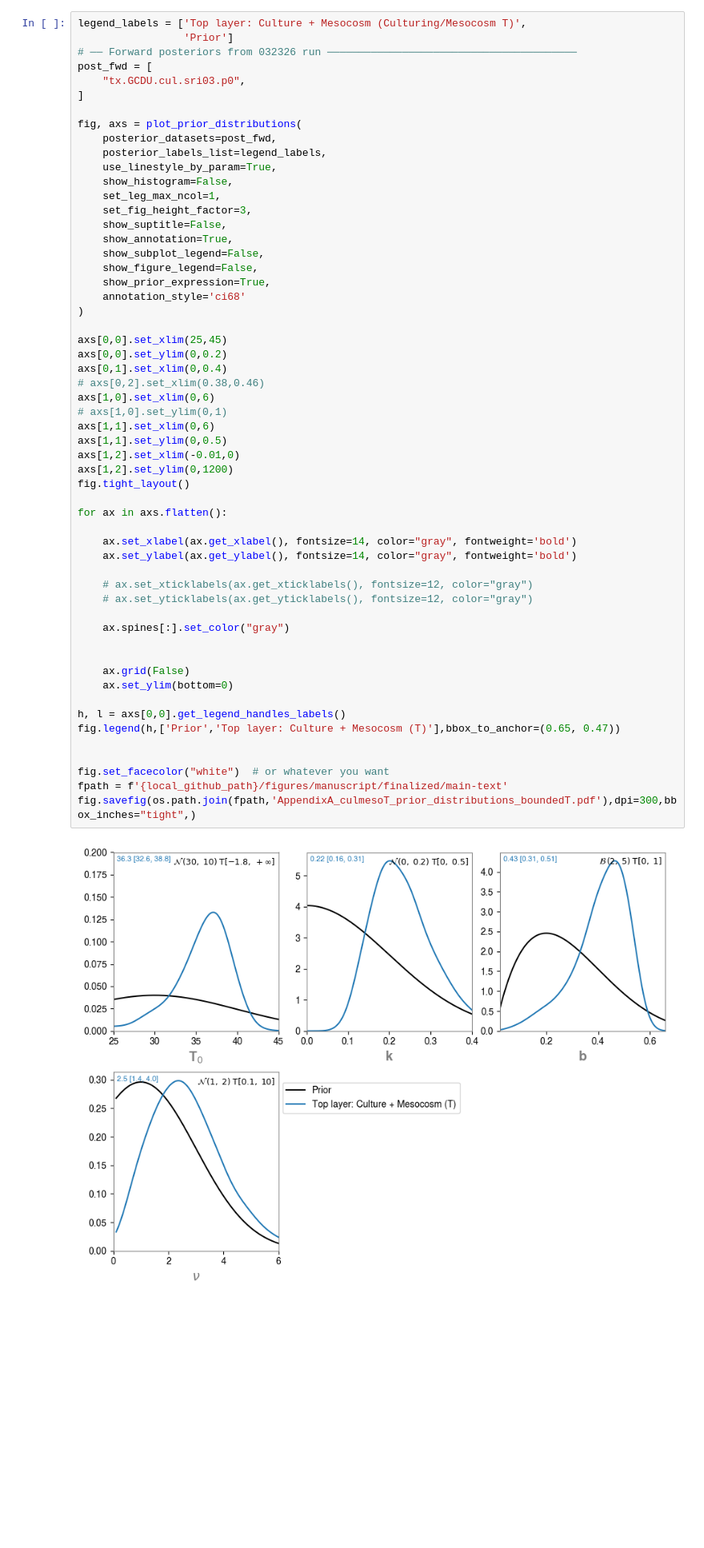
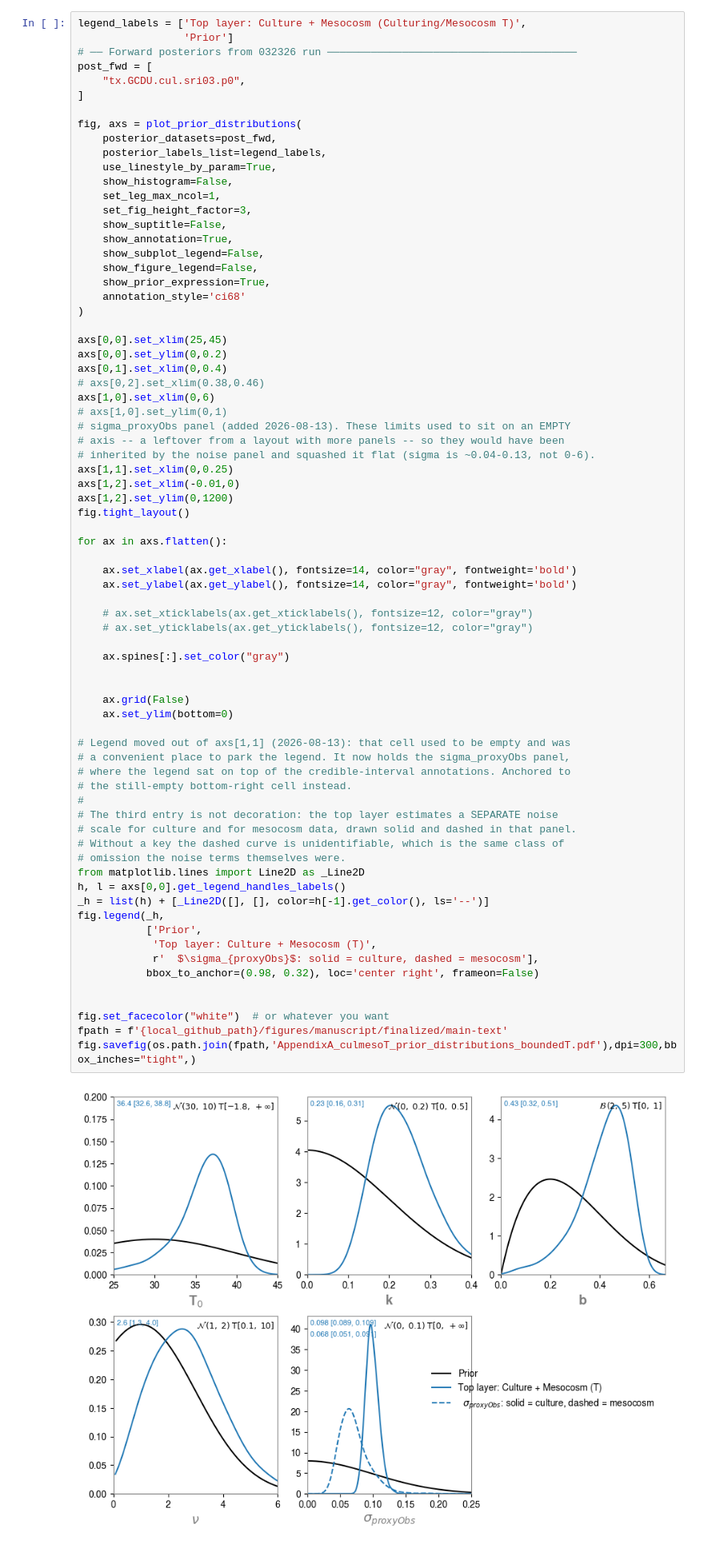
Before and after one commit to PaleoLipidRR/TEXAS, a Jupyter notebook: notebooks/manuscripts/SI_code02_boundedT_TEXAS_analysis.ipynb, the cells around one changed output. Shown at 80% size. Drawn from its saved outputs; the diff is of its cells as text; blank space fills up the shorter version.

```diff
--- a/notebooks/manuscripts/SI_code02_boundedT_TEXAS_analysis.ipynb
+++ b/notebooks/manuscripts/SI_code02_boundedT_TEXAS_analysis.ipynb
@@ -800,37 +800,54 @@ axs[0,0].set_xlim(25,45)
 axs[0,0].set_ylim(0,0.2)
 axs[0,1].set_xlim(0,0.4)
 # axs[0,2].set_xlim(0.38,0.46)
 axs[1,0].set_xlim(0,6)
 # axs[1,0].set_ylim(0,1)
-axs[1,1].set_xlim(0,6)
-axs[1,1].set_ylim(0,0.5)
+# sigma_proxyObs panel (added 2026-08-13). These limits used to sit on an EMPTY
+# axis -- a leftover from a layout with more panels -- so they would have been
+# inherited by the noise panel and squashed it flat (sigma is ~0.04-0.13, not 0-6).
+axs[1,1].set_xlim(0,0.25)
 axs[1,2].set_xlim(-0.01,0)
 axs[1,2].set_ylim(0,1200)
 fig.tight_layout()
 
 for ax in axs.flatten():
 
     ax.set_xlabel(ax.get_xlabel(), fontsize=14, color="gray", fontweight='bold')
     ax.set_ylabel(ax.get_ylabel(), fontsize=14, color="gray", fontweight='bold')
 
     # ax.set_xticklabels(ax.get_xticklabels(), fontsize=12, color="gray")
     # ax.set_yticklabels(ax.get_yticklabels(), fontsize=12, color="gray")
 
     ax.spines[:].set_color("gray")
 
 
     ax.grid(False)
     ax.set_ylim(bottom=0)
 
+# Legend moved out of axs[1,1] (2026-08-13): that cell used to be empty and was
+# a convenient place to park the legend. It now holds the sigma_proxyObs panel,
+# where the legend sat on top of the credible-interval annotations. Anchored to
+# the still-empty bottom-right cell instead.
+#
+# The third entry is not decoration: the top layer estimates a SEPARATE noise
+# scale for culture and for mesocosm data, drawn solid and dashed in that panel.
+# Without a key the dashed curve is unidentifiable, which is the same class of
+# omission the noise terms themselves were.
+from matplotlib.lines import Line2D as _Line2D
 h, l = axs[0,0].get_legend_handles_labels()
-fig.legend(h,['Prior','Top layer: Culture + Mesocosm (T)'],bbox_to_anchor=(0.65, 0.47))
+_h = list(h) + [_Line2D([], [], color=h[-1].get_color(), ls='--')]
+fig.legend(_h,
+           ['Prior',
+            'Top layer: Culture + Mesocosm (T)',
+            r'  $\sigma_{proxyObs}$: solid = culture, dashed = mesocosm'],
+           bbox_to_anchor=(0.98, 0.32), loc='center right', frameon=False)
 
 
 fig.set_facecolor("white")  # or whatever you want
 fpath = f'{local_github_path}/figures/manuscript/finalized/main-text'
 fig.savefig(os.path.join(fpath,'AppendixA_culmesoT_prior_distributions_boundedT.pdf'),dpi=300,bbox_inches="tight",)
 # %% [output]
-[figure, old version]
+[figure, new version]
 # %% [markdown]
 # Coretop analysis
 # %%
```
Also changed, not shown: parts of 5 cells of this notebook, 3 other files.
